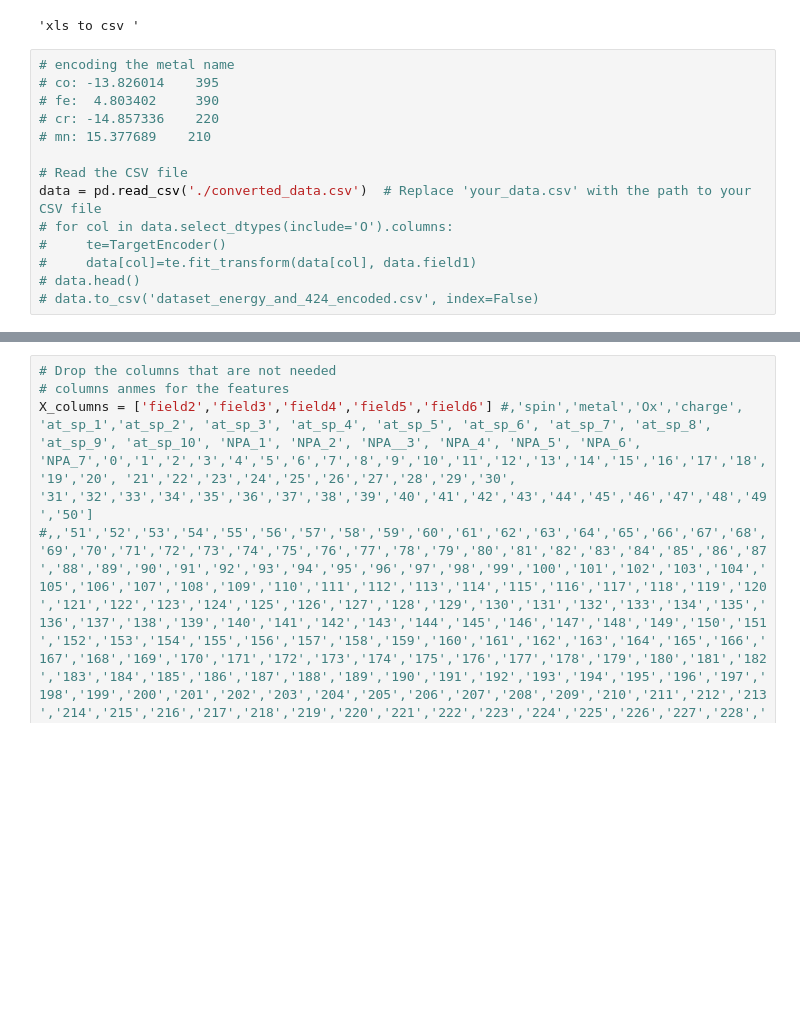
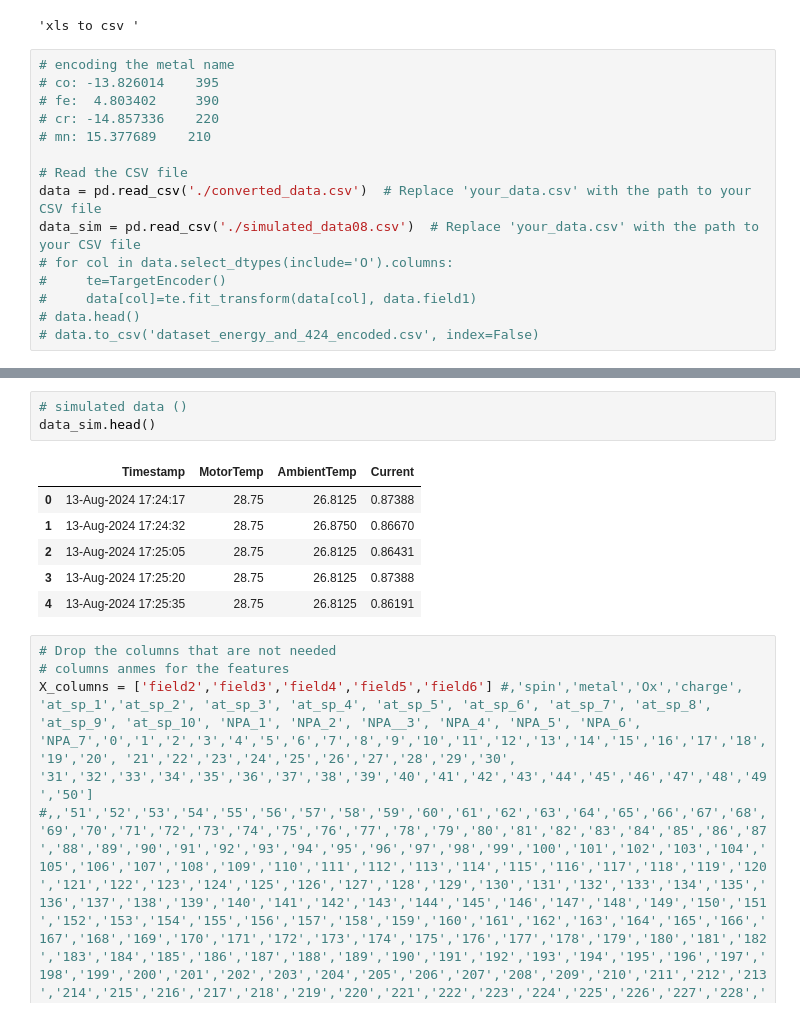
Before and after one commit to Naagar/Ditial_Twins_IoT, a Jupyter notebook: main_energy_03.ipynb, the cells around one changed output, grey strips where cells are left out. Cells and saved outputs as stored; diff of their text form; blank space fills up the shorter version.

Commit message:
inital code and data

```diff
--- a/main_energy_03.ipynb
+++ b/main_energy_03.ipynb
@@ -42,6 +49,7 @@ from sklearn.metrics import mean_absolute_error
 
 # Read the CSV file
 data = pd.read_csv('./converted_data.csv')  # Replace 'your_data.csv' with the path to your CSV file
+data_sim = pd.read_csv('./simulated_data08.csv')  # Replace 'your_data.csv' with the path to your CSV file
 # for col in data.select_dtypes(include='O').columns:
 #     te=TargetEncoder()
 #     data[col]=te.fit_transform(data[col], data.field1)
@@ -59,3 +68,13 @@ data.head()
+# %%
+# simulated data ()
+data_sim.head()
+# %% [output]
+|  | Timestamp | MotorTemp | AmbientTemp | Current |
+| 0 | 13-Aug-2024 17:24:17 | 28.75 | 26.8125 | 0.87388 |
+| 1 | 13-Aug-2024 17:24:32 | 28.75 | 26.8750 | 0.86670 |
+| 2 | 13-Aug-2024 17:25:05 | 28.75 | 26.8125 | 0.86431 |
+| 3 | 13-Aug-2024 17:25:20 | 28.75 | 26.8125 | 0.87388 |
+| 4 | 13-Aug-2024 17:25:35 | 28.75 | 26.8125 | 0.86191 |
 # %%
 # Drop the columns that are not needed
 # columns anmes for the features
```
Also changed, not shown: parts of 3 cells of this notebook, 1 other file.
